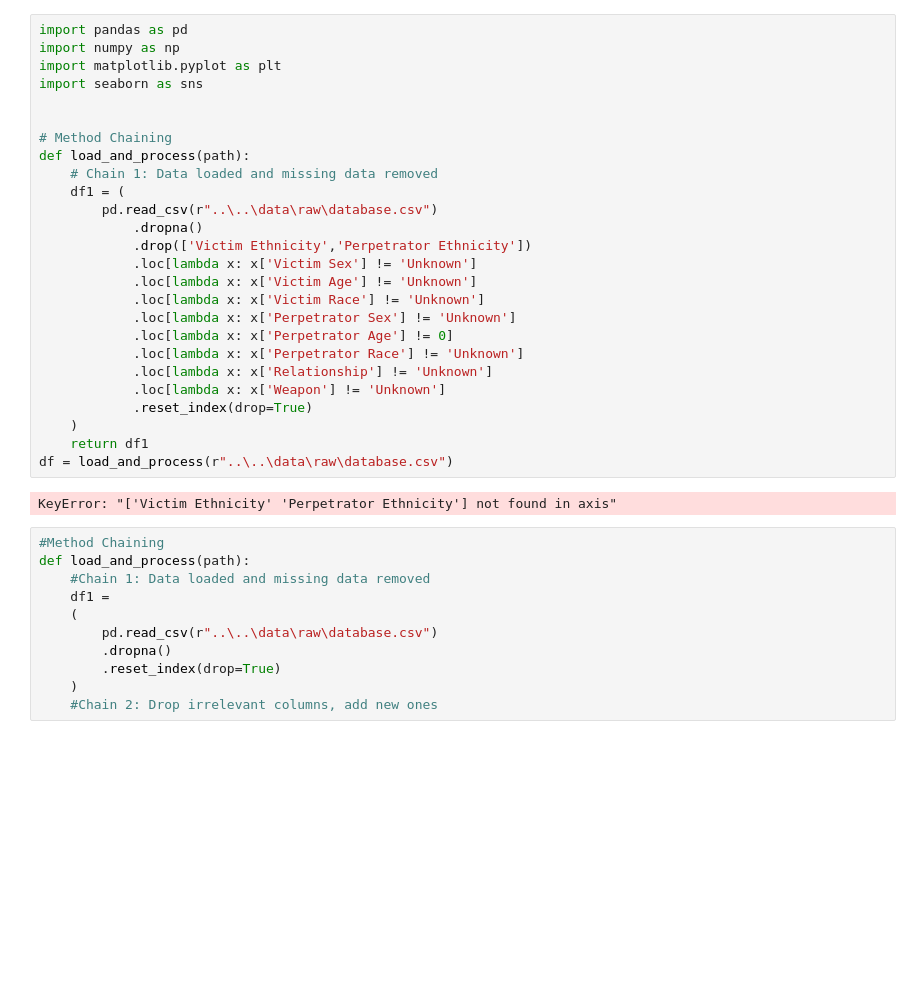
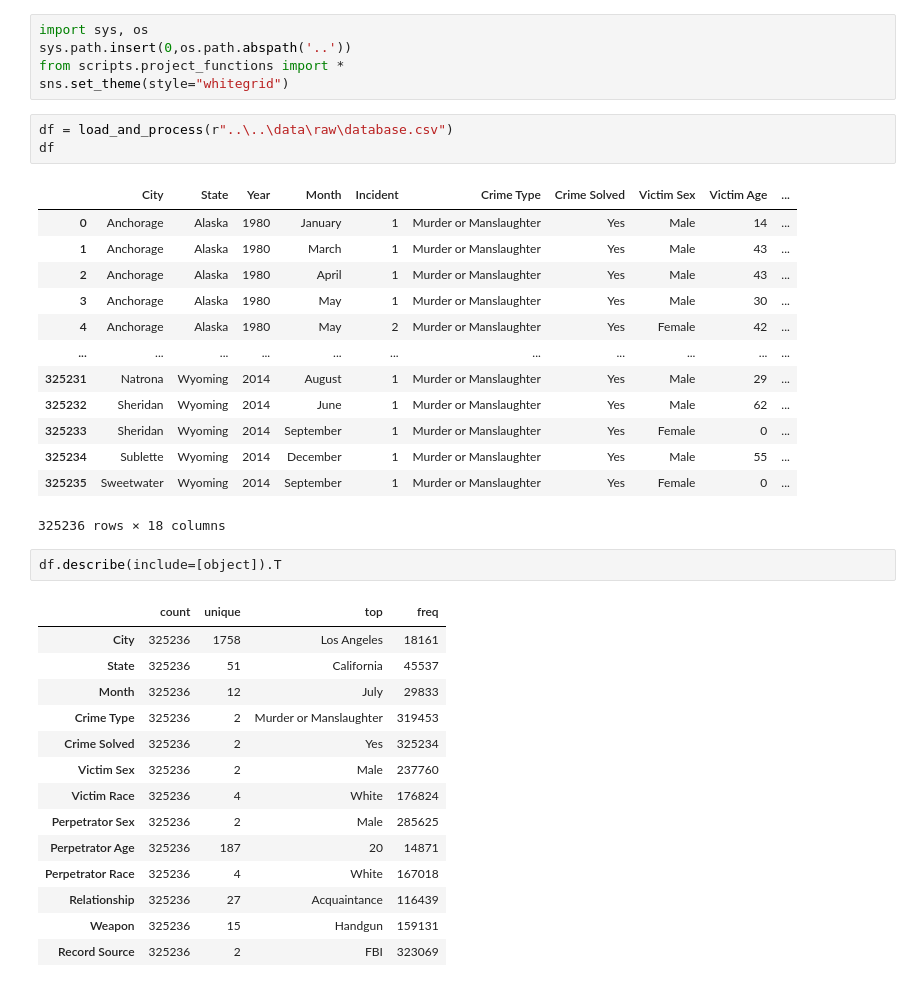
Before and after one commit to ubco-W2020WT1-data301/course-project-group_6005, a Jupyter notebook: analysis/logan/Milestone 2.ipynb, the cells around one changed output. Saved outputs shown, nothing was run; the diff lists cells and outputs as text; blank space fills up the shorter version.

```diff
--- a/analysis/logan/Milestone 2.ipynb
+++ b/analysis/logan/Milestone 2.ipynb
@@ -1,39 +1,39 @@
-# %%
-import pandas as pd
-import numpy as np
-import matplotlib.pyplot as plt
-import seaborn as sns
-
-
-# Method Chaining
-def load_and_process(path):
-    # Chain 1: Data loaded and missing data removed
-    df1 = (
-        pd.read_csv(r"..\..\data\raw\database.csv")
-            .dropna()
-            .drop(['Victim Ethnicity','Perpetrator Ethnicity'])
-            .loc[lambda x: x['Victim Sex'] != 'Unknown']
-            .loc[lambda x: x['Victim Age'] != 'Unknown']
-            .loc[lambda x: x['Victim Race'] != 'Unknown']
-            .loc[lambda x: x['Perpetrator Sex'] != 'Unknown']
-            .loc[lambda x: x['Perpetrator Age'] != 0]
-            .loc[lambda x: x['Perpetrator Race'] != 'Unknown']
-            .loc[lambda x: x['Relationship'] != 'Unknown']
-            .loc[lambda x: x['Weapon'] != 'Unknown']
-            .reset_index(drop=True)
-    )
-    return df1
-df = load_and_process(r"..\..\data\raw\database.csv")
-# %% [output]
-KeyError: "['Victim Ethnicity' 'Perpetrator Ethnicity'] not found in axis"
-# %%
-#Method Chaining
-def load_and_process(path):
-    #Chain 1: Data loaded and missing data removed
-    df1 =
-    (
-        pd.read_csv(r"..\..\data\raw\database.csv")
-        .dropna()
-        .reset_index(drop=True)
-    )
-    #Chain 2: Drop irrelevant columns, add new ones
+# %%
+import sys, os
+sys.path.insert(0,os.path.abspath('..'))
+from scripts.project_functions import *
+sns.set_theme(style="whitegrid")
+# %%
+df = load_and_process(r"..\..\data\raw\database.csv")
+df
+# %% [output]
+|  | City | State | Year | Month | Incident | Crime Type | Crime Solved | Victim Sex | Victim Age | ... |
+| 0 | Anchorage | Alaska | 1980 | January | 1 | Murder or Manslaughter | Yes | Male | 14 | ... |
+| 1 | Anchorage | Alaska | 1980 | March | 1 | Murder or Manslaughter | Yes | Male | 43 | ... |
+| 2 | Anchorage | Alaska | 1980 | April | 1 | Murder or Manslaughter | Yes | Male | 43 | ... |
+| 3 | Anchorage | Alaska | 1980 | May | 1 | Murder or Manslaughter | Yes | Male | 30 | ... |
+| 4 | Anchorage | Alaska | 1980 | May | 2 | Murder or Manslaughter | Yes | Female | 42 | ... |
+| ... | ... | ... | ... | ... | ... | ... | ... | ... | ... | ... |
+| 325231 | Natrona | Wyoming | 2014 | August | 1 | Murder or Manslaughter | Yes | Male | 29 | ... |
+| 325232 | Sheridan | Wyoming | 2014 | June | 1 | Murder or Manslaughter | Yes | Male | 62 | ... |
+| 325233 | Sheridan | Wyoming | 2014 | September | 1 | Murder or Manslaughter | Yes | Female | 0 | ... |
+| 325234 | Sublette | Wyoming | 2014 | December | 1 | Murder or Manslaughter | Yes | Male | 55 | ... |
+| 325235 | Sweetwater | Wyoming | 2014 | September | 1 | Murder or Manslaughter | Yes | Female | 0 | ... |
+325236 rows × 18 columns
+# %%
+df.describe(include=[object]).T
+# %% [output]
+|  | count | unique | top | freq |
+| City | 325236 | 1758 | Los Angeles | 18161 |
+| State | 325236 | 51 | California | 45537 |
+| Month | 325236 | 12 | July | 29833 |
+| Crime Type | 325236 | 2 | Murder or Manslaughter | 319453 |
+| Crime Solved | 325236 | 2 | Yes | 325234 |
+| Victim Sex | 325236 | 2 | Male | 237760 |
+| Victim Race | 325236 | 4 | White | 176824 |
+| Perpetrator Sex | 325236 | 2 | Male | 285625 |
+| Perpetrator Age | 325236 | 187 | 20 | 14871 |
+| Perpetrator Race | 325236 | 4 | White | 167018 |
+| Relationship | 325236 | 27 | Acquaintance | 116439 |
+| Weapon | 325236 | 15 | Handgun | 159131 |
+| Record Source | 325236 | 2 | FBI | 323069 |
```
Also changed, not shown: parts of 4 cells of this notebook, 1 other file.
